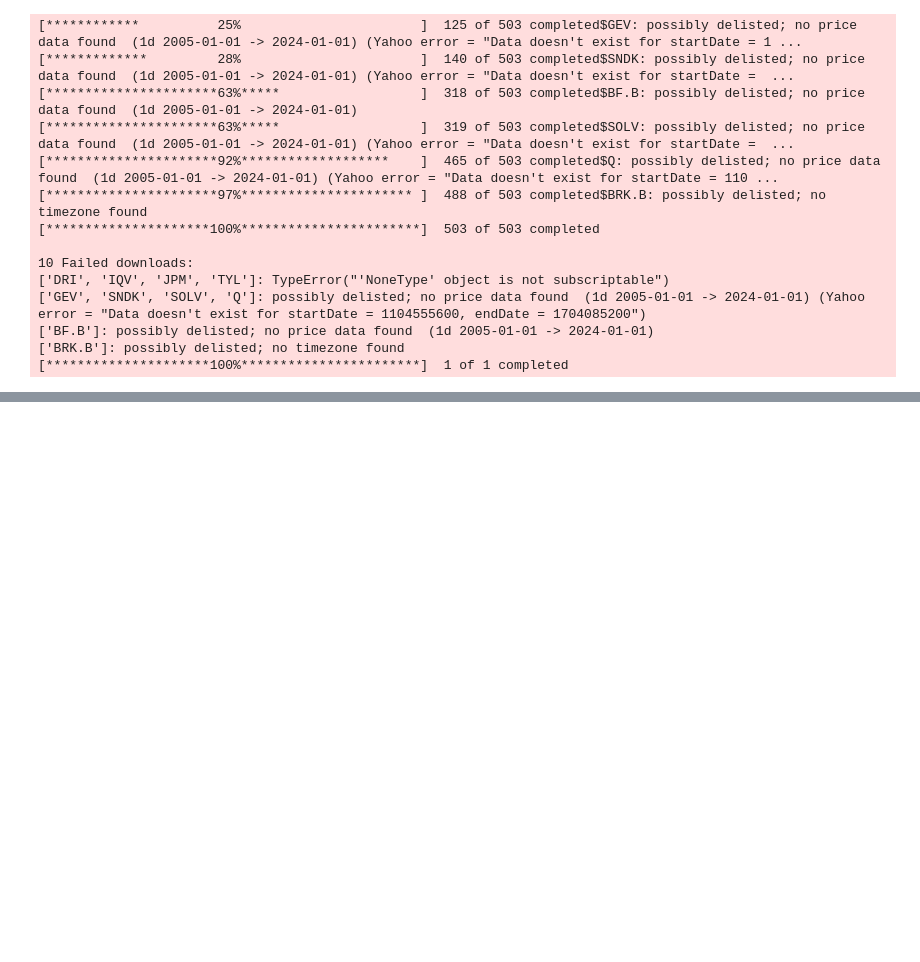
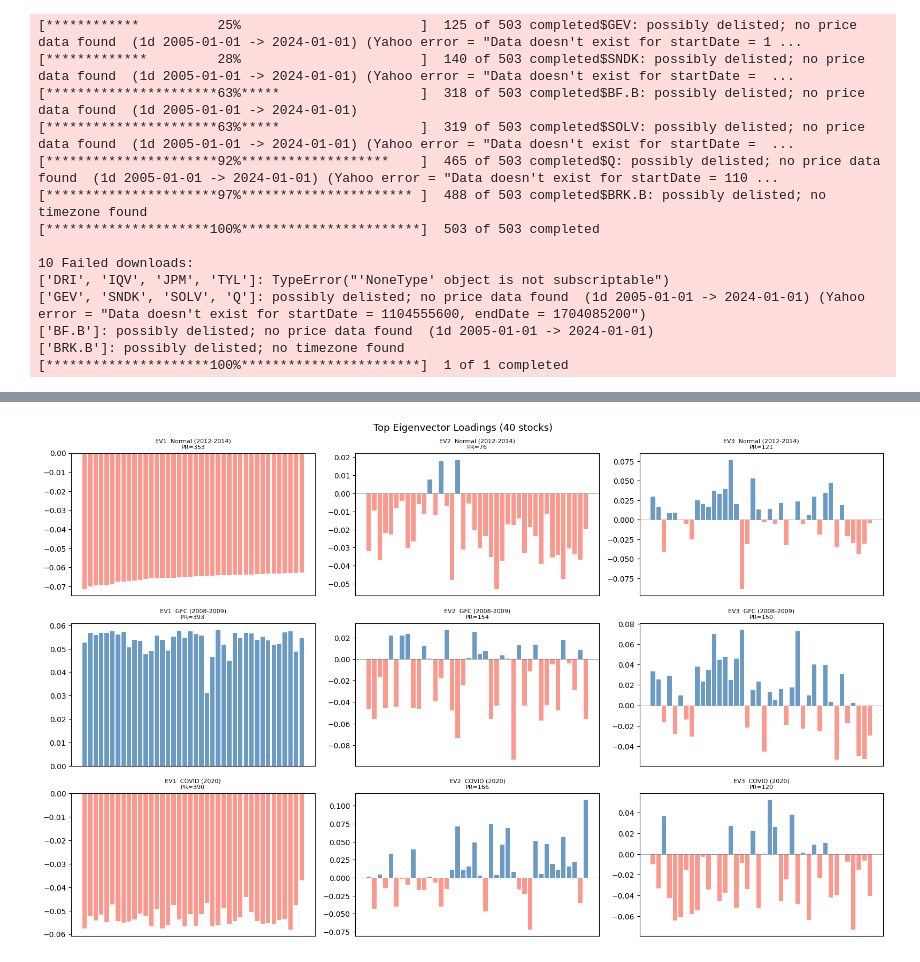
Before and after one commit to jaisheth0/rmt-correlation-denoising, a Jupyter notebook: notebook.ipynb, the cells around one changed output, grey strips where cells are left out. Cells and saved outputs as stored; diff of their text form; code cells hidden in the pictures; blank space fills up the shorter version.

```diff
--- a/notebook.ipynb
+++ b/notebook.ipynb
@@ -41,0 +405,29 @@ vix.to_csv('data/vix.csv')
+# %%
+# C 17: Plot 3 — Top eigenvector loadings
+nEig = 3
+nStocks = 40
+
+refVals = regimeAnalysis['Normal (2012-2014)']['eigenvectors'][:, 0]
+topIdx = np.argsort(np.abs(refVals))[::-1][:nStocks]
+
+fig, axes = plt.subplots(len(regimeAnalysis), nEig, figsize=(16, 10))
+
+for rowIdx, (rName, data) in enumerate(regimeAnalysis.items()):
+    evecs = data['eigenvectors']
+    for colIdx in range(nEig):
+        ax = axes[rowIdx, colIdx]
+        validIdx = topIdx[topIdx < evecs.shape[0]]
+        loadings = evecs[validIdx, colIdx]
+        barColors = ['steelblue' if v >= 0 else 'salmon' for v in loadings]
+        ax.bar(range(len(loadings)), loadings, color=barColors, alpha=0.8)
+        ax.axhline(0, color='gray', lw=0.5)
+        pr = 1.0 / np.sum(evecs[:, colIdx] ** 4)
+        ax.set_title(f"EV{colIdx+1}  {rName}\nPR={pr:.0f}", fontsize=8)
+        ax.set_xticks([])
+
+plt.suptitle('Top Eigenvector Loadings (40 stocks)', fontsize=13)
+plt.tight_layout()
+plt.savefig('plots/plot3_eigenvectors.png', dpi=150, bbox_inches='tight')
+plt.show()
+# %% [output]
+[figure, added]
```
Also changed, not shown: parts of 20 cells of this notebook, 7 other files.
